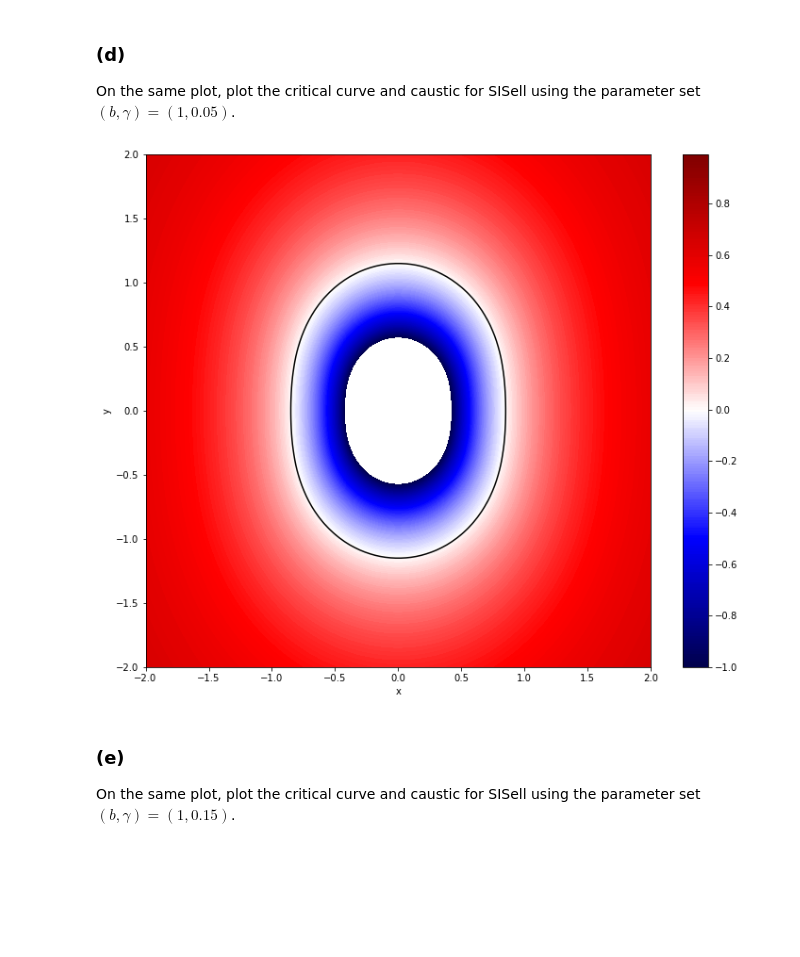
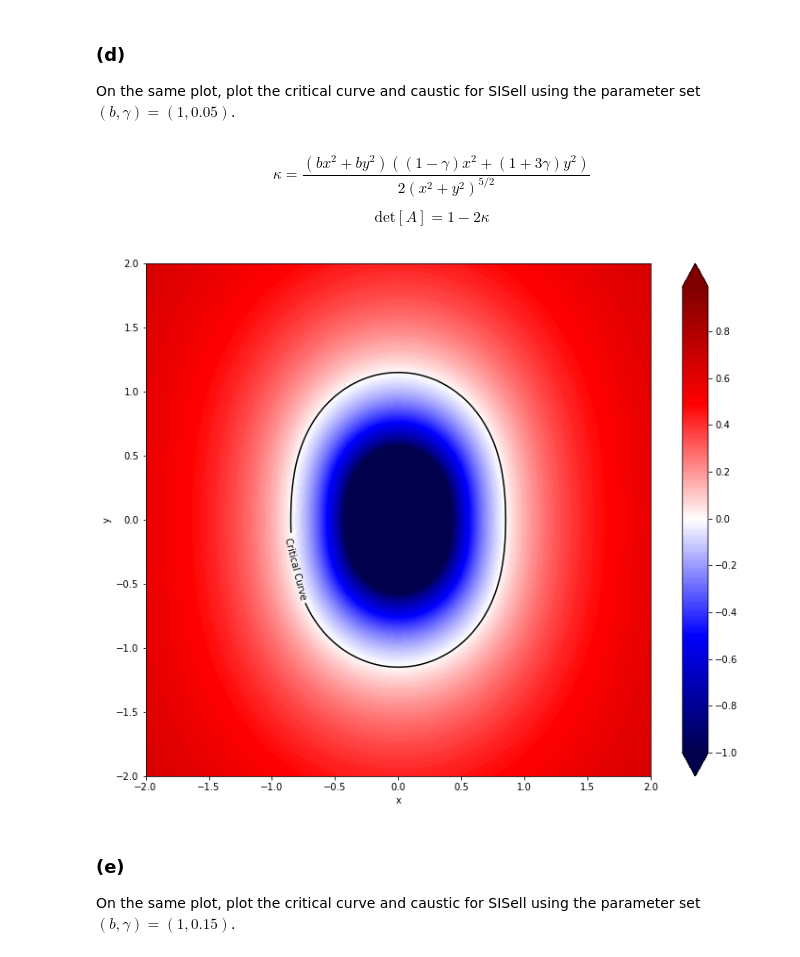
Before and after one commit to tylerbarna/AST8110, a Jupyter notebook: pset04/pset04.ipynb, the cells around one changed output. Drawn from its saved outputs; the diff is of its cells as text; code cells hidden in the pictures; blank space fills up the shorter version.

Commit message:
added critical curve

```diff
--- a/pset04/pset04.ipynb
+++ b/pset04/pset04.ipynb
@@ -61,30 +61,43 @@ Find the expression for $\text{det}\left[ A \right]$, the determinant of the mag
 ### (d)
 
 On the same plot, plot the critical curve and caustic for SISell using the parameter set $\left(b,\gamma \right) = \left(1, 0.05\right)$.
+# %% [markdown]
+\begin{equation}
+\kappa = \frac{(bx^2+by^2)\left((1-\gamma)x^2 + (1+3\gamma)y^2\right)}{2 \left(x^2+y^2\right)^{5/2}}
+\end{equation}
+
+\begin{equation}
+\text{det}\left[ A \right] = 1- 2 \kappa
+\end{equation}
 # %%
 ## create function
 x,y = np.linspace(-2,2,100), np.linspace(-2,2,100)
 X,Y = np.meshgrid(x,y)
 
 def determ(x,y,b,gamma):
     det = 1 -  ((b*x**2+b*y**2)*((1-3*gamma)*x**2+(1+3*gamma)*y**2))/(x**2+y**2)**(5/2)
     return det
 
 ## plot for gamma = 0.05
 
 fig, ax = plt.subplots(figsize=(12,10))
-ax.contour(X,Y,determ(X,Y,1,0.05),levels=[0],colors='black')
-cbar = ax.contourf(X,Y,determ(X,Y,1,0.05),np.arange(-1,1,.01),cmap='seismic')
-#cbar = ax.contourf(X,Y,c=determ(X,Y,1,0.05),cmap='seismic')
+curve = ax.contour(X,Y,determ(X,Y,1,0.05),levels=[0],colors='black')
+cbar = ax.contourf(X,Y,determ(X,Y,1,0.05),np.arange(-1,1,.01),cmap='seismic',extend='both')
 
+
+
+curveLabel = ['Critical Curve']
+fmt = {}
+for l, s in zip(curve.levels, curveLabel):
+    fmt[l] = s
+ax.clabel(curve, curve.levels,fmt=fmt,inline=True,fontsize=10)
+
+fig.colorbar(cbar,ax=ax);
 ax.set_xlabel('x',fontsize=10)
 ax.set_ylabel('y',fontsize=10)
-#surface = ax.plot_surface(X,Y,determ(X,Y,1,0.05),cmap=cm.jet,linewidth=0,antialiased=True)
-fig.colorbar(cbar,ax=ax);
-#plt.axis('off')
 plt.show()
 # %% [output]
-[figure, old version]
+[figure, new version]
 # %% [markdown]
 ### (e)
 
```
Also changed, not shown: parts of 1 cell of this notebook.
